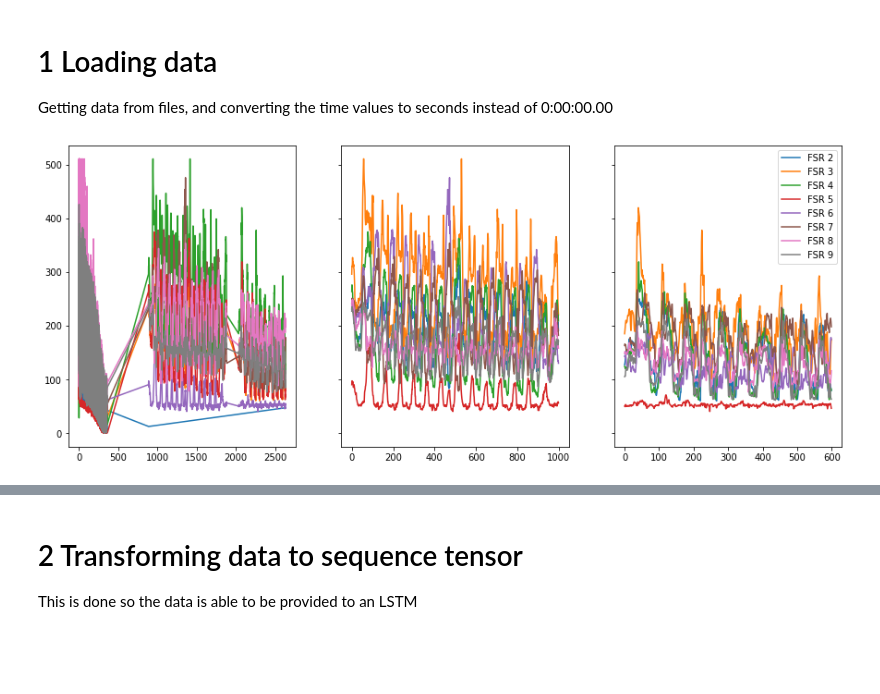
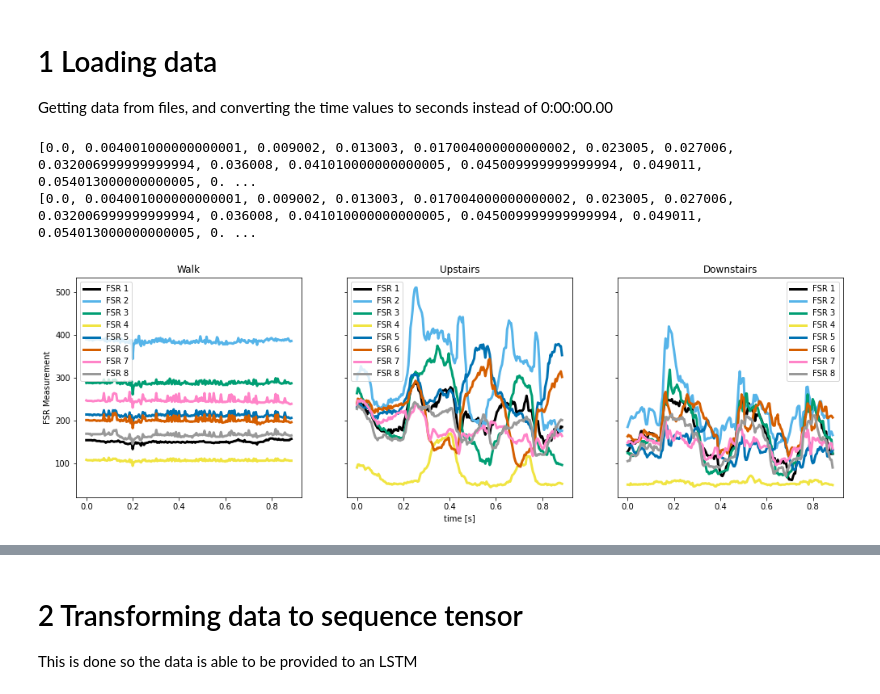
Before and after one commit to JonasS-AAU/P8, a Jupyter notebook: Code/InitialLSTM.ipynb, the cells around one changed output, grey strips where cells are left out. Saved outputs shown, nothing was run; the diff lists cells and outputs as text; code cells hidden in the pictures; blank space fills up the shorter version.

```diff
--- a/Code/InitialLSTM.ipynb
+++ b/Code/InitialLSTM.ipynb
@@ -148,28 +176,33 @@ def checkDictForStr(data :dict):
 # %%
 filename = r"C:\Users\jonas\Documents\GitHub\P8\Code\Data\Jonas 6 min.txt"
 filename2 = r"C:\Users\jonas\Documents\GitHub\P8\Code\Data\Jonas Upstairs.csv"
 filename3 = r"C:\Users\jonas\Documents\GitHub\P8\Code\Data\Jonas Downstairs.csv"
 
-dfWalk = grabDataThigh(filename,"minmax")
+dfWalk = grabDataThigh(filename)
 dataWalk = fixTimeData(dfWalk)
 dataWalk.pop('type')
 dataWalk["Class"] = list(0 for i in range(len(dataWalk["time"])))
 
-dfUp = grabDataThigh(filename2,"minmax",0)
+dfUp = grabDataThigh(filename2,0)
+#dataUp = fixTimeData(dfUp)
 dataUp = dfUp.to_dict("list")
 dataUp.pop('type')
 dataUp["Class"] = list(1 for i in range(len(dataUp["time"])))
 
-dfDown = grabDataThigh(filename3,"minmax",0)
+dfDown = grabDataThigh(filename3,0)
+#dataDown = fixTimeData(dfDown)
 dataDown = dfDown.to_dict("list")
 dataDown.pop('type')
 dataDown["Class"] = list(-1 for i in range(len(dataDown["time"])))
 
 dataList = [dataWalk,dataUp,dataDown]
 data = dictExtension(dataList)
+data = checkDictForStr(data)
 plot3FSRComparisons(dataList)
 # %% [output]
+[0.0, 0.004001000000000001, 0.009002, 0.013003, 0.017004000000000002, 0.023005, 0.027006, 0.032006999999999994, 0.036008, 0.041010000000000005, 0.045009999999999994, 0.049011, 0.054013000000000005, 0. ...
+[0.0, 0.004001000000000001, 0.009002, 0.013003, 0.017004000000000002, 0.023005, 0.027006, 0.032006999999999994, 0.036008, 0.041010000000000005, 0.045009999999999994, 0.049011, 0.054013000000000005, 0. ...
-[figure, old version]
+[figure, new version]
 # %%
 Time = False
 FSR = True     # val: 98.89 test: 87.59%
```
Also changed, not shown: parts of 18 cells of this notebook, 32 other files.
